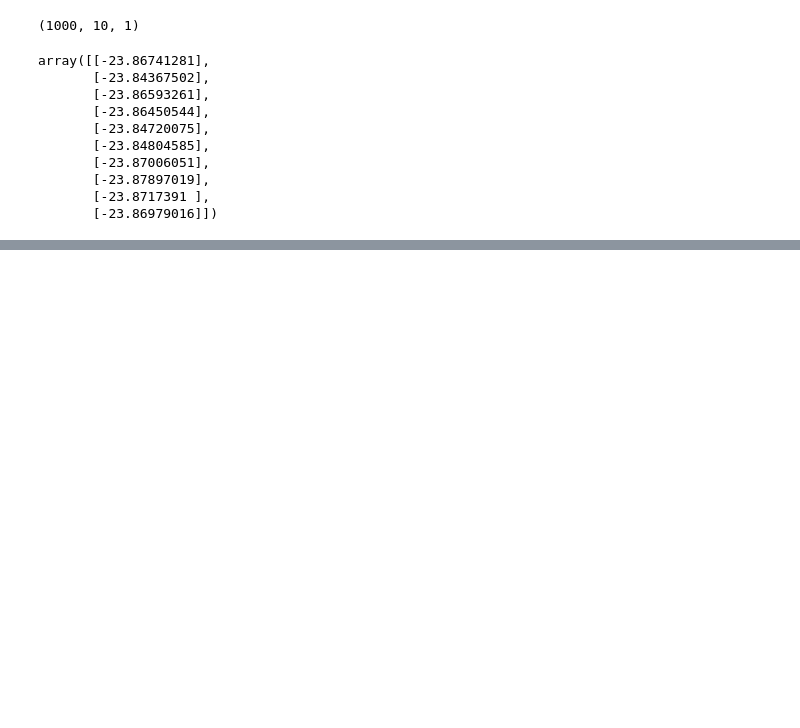
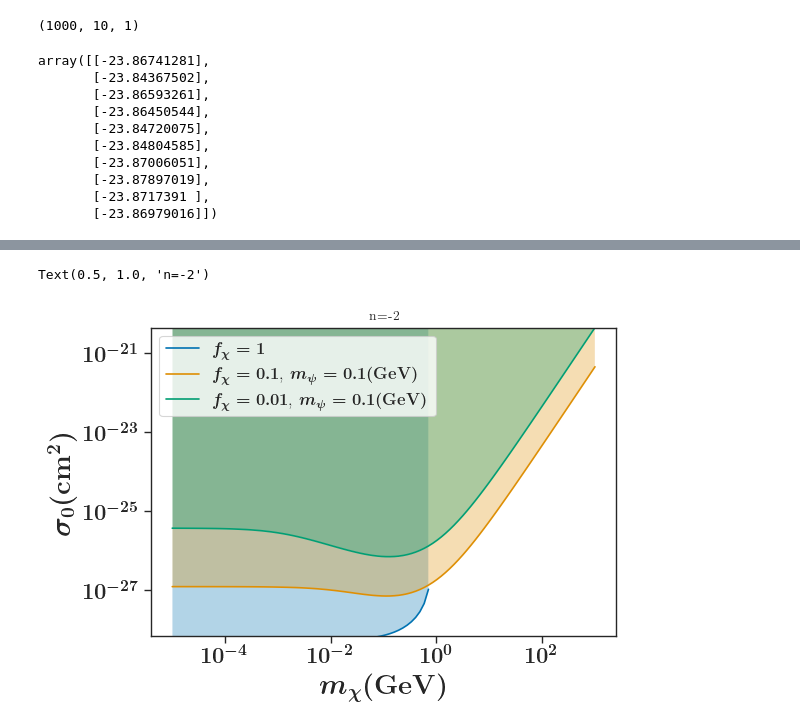
Before and after one commit to eleanorstuart/thermo-idm, a Jupyter notebook: equilibrium_conditions_experimentation.ipynb, the cells around one changed output, grey strips where cells are left out. Saved outputs shown, nothing was run; the diff lists cells and outputs as text; code cells hidden in the pictures; blank space fills up the shorter version.

```diff
--- a/equilibrium_conditions_experimentation.ipynb
+++ b/equilibrium_conditions_experimentation.ipynb
@@ -282,0 +302,4 @@ array([[-23.86741281],
+# %%
+cls.plot_sigma0_vs_m_chi(f_chi=[1, 0.1, 0.01], n=[-2], Qh_dot=Qh_dot, region=True)
+plt.title('n=-2')
+# %% [output]
@@ -282,0 +307,2 @@ array([[-23.86741281],
+Text(0.5, 1.0, 'n=-2')
+[figure, added]
```
Also changed, not shown: parts of 5 cells of this notebook, 2 other files.
